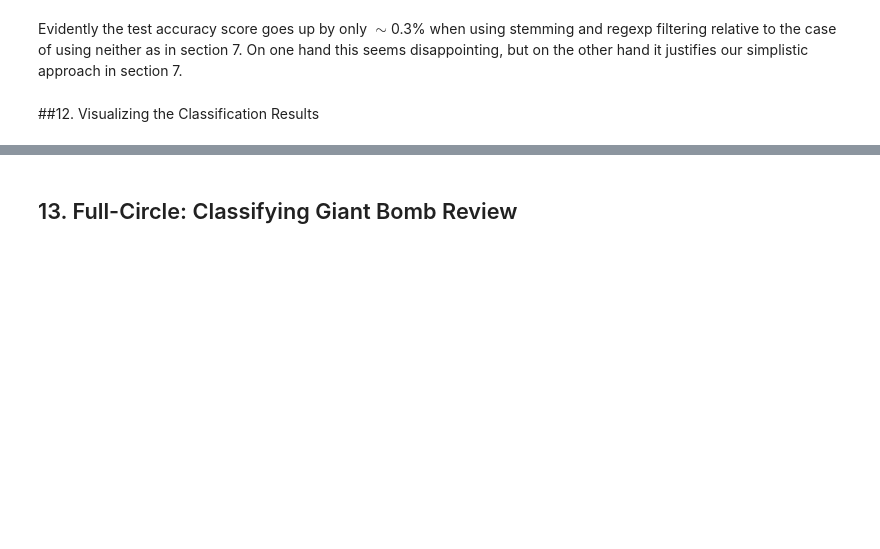
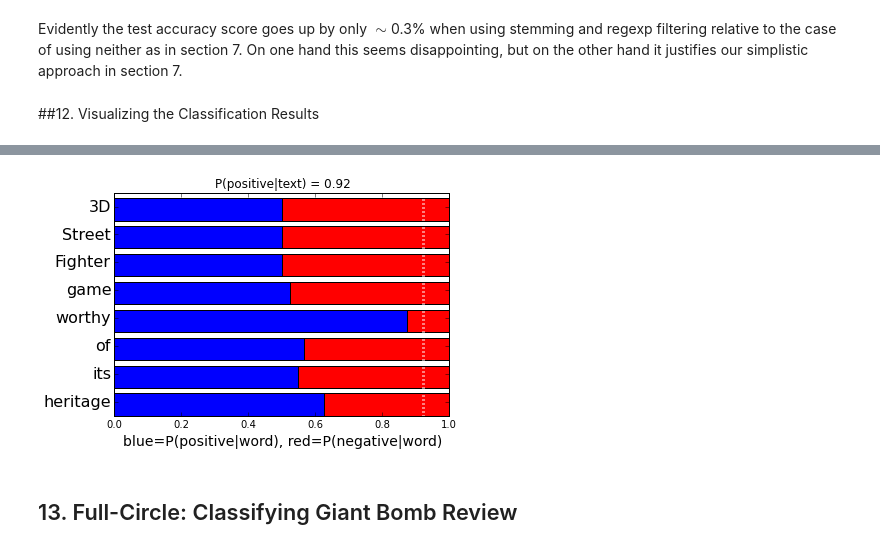
Before and after one commit to ameisner/ac209_project, a Jupyter notebook: pb_classification.ipynb, the cells around one changed output, grey strips where cells are left out. Cells and saved outputs as stored; diff of their text form; code cells hidden in the pictures; blank space fills up the shorter version.

```diff
--- a/pb_classification.ipynb
+++ b/pb_classification.ipynb
@@ -675,3 +693,7 @@ sentiment_barplot('this game is superb')
+# %%
+sentiment_barplot(reviews[42], classify=True)
+# %% [output]
+[figure, added]
 # %% [markdown]
 ## 13. Full-Circle: Classifying Giant Bomb Review
 # %% [markdown]
```
Also changed, not shown: parts of 4 cells of this notebook.
